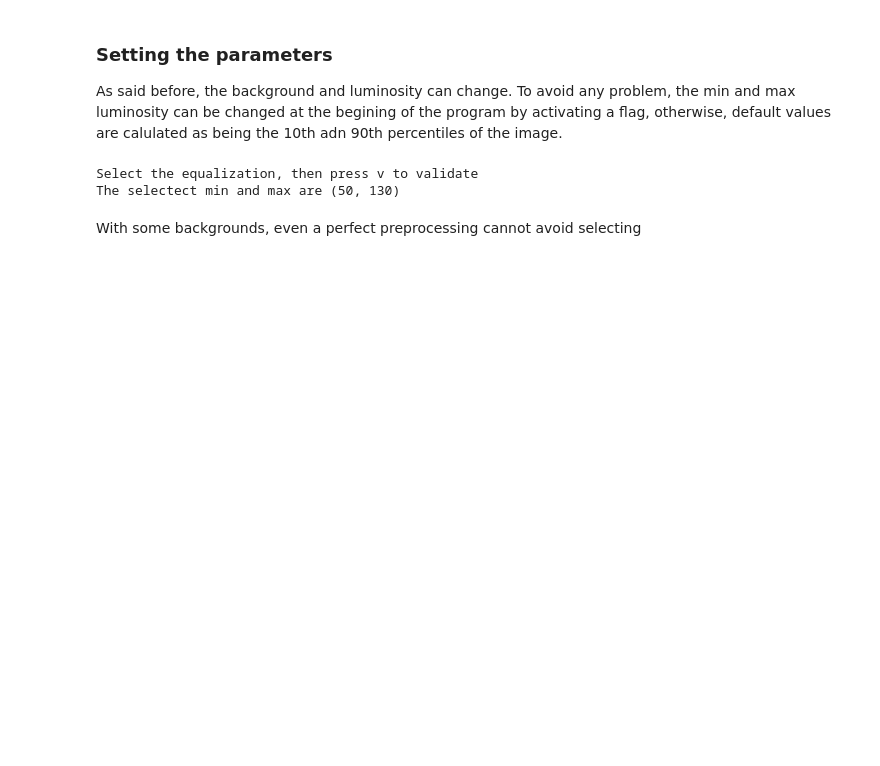
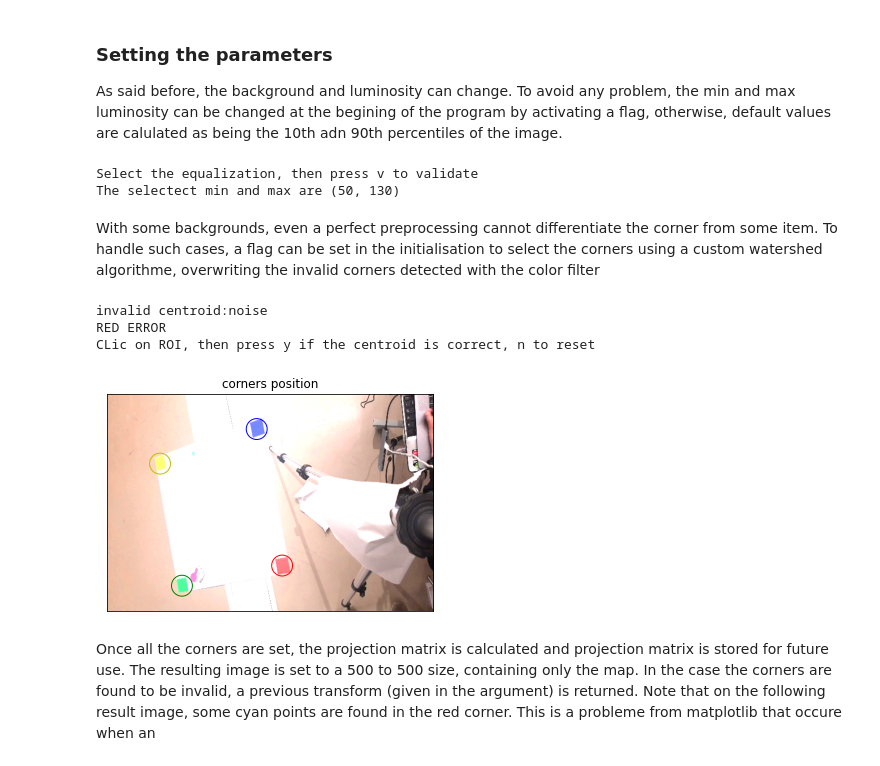
Before and after one commit to Fllask/Mobile_Robotics, a Jupyter notebook: Report.ipynb, the cells around one changed output. Saved outputs shown, nothing was run; the diff lists cells and outputs as text; code cells hidden in the pictures; blank space fills up the shorter version.

```diff
--- a/Report.ipynb
+++ b/Report.ipynb
@@ -57,9 +146,84 @@ setextval = True
 valext = np.percentile(img, (10, 90)).astype(int) #default value
 if setextval:
     valext = v.adjustlum(img,valext)
+    imgprep = v.preprocess(img,valext)
 print("The selectect min and max are "+str(valext))
 # %% [output]
 Select the equalization, then press v to validate
 The selectect min and max are (50, 130)
-# %% [markdown]
-With some backgrounds, even a perfect preprocessing cannot avoid selecting
+# %% [markdown]
+With some backgrounds, even a perfect preprocessing cannot differentiate the corner from some item. To handle such cases, a flag can be set in the initialisation to select the corners using a custom watershed algorithme, overwriting the invalid corners detected with the color filter
+# %%
+#same code as before, but this time allows manual selection
+setmanually = True
+invalid = False
+
+filr = v.colorfilter("RED",camera)
+filg = v.colorfilter("GREEN",camera)
+filb = v.colorfilter("BLUE",camera)
+fily = v.colorfilter("YELLOW",camera)
+
+
+maskg= filg.get_mask(imgprep)
+TL,fg = v.getCentroid(maskg)
+if fg:
+    print("GREEN ERROR")
+    if setmanually:
+        TL = v.manually_get_centroid(imgprep, preprocessed=True)
+        fg = False
+
+masky= fily.get_mask(imgprep)
+TR,fy = v.getCentroid(masky)
+if fy:
+    print("YELLOW ERROR")
+    if setmanually:
+        TR = v.manually_get_centroid(imgprep, preprocessed=True)
+        fy = False
+
+maskr= filr.get_mask(imgprep)
+BL,fr = v.getCentroid(maskr)
+if fr:
+    print("RED ERROR")
+    if setmanually:
+        BL = v.manually_get_centroid(imgprep, preprocessed=True)
+        fr = False
+
+maskb= filb.get_mask(imgprep)
+BR,fb = v.getCentroid(maskb)
+if fb:
+    print("BLUE ERROR")
+    if setmanually:
+        BR = v.manually_get_centroid(imgprep, preprocessed=True)
+        fb = False
+
+
+#ploting everything
+fig,ax = plt.subplots()
+ax.imshow(imgprep_rgb)
+[ax.get_xaxis().set_visible(False) for ax in fig.axes]
+[ax.get_yaxis().set_visible(False) for ax in fig.axes]
+ax.set_title('corners position')
+if  not fg:
+    circle = plt.Circle(TL, 20, color='g',fill=False)
+    ax.add_artist(circle)
+if  not fy:
+    circle = plt.Circle(TR, 20, color='y',fill=False)
+    ax.add_artist(circle)
+
+if  not fb:
+    circle = plt.Circle(BR, 20, color='b',fill=False)
+    ax.add_artist(circle)
+
+if  not fr:
+    circle = plt.Circle(BL, 20, color='r',fill=False)
+    ax.add_artist(circle)
+plt.show()
+# %% [output]
+invalid centroid:noise
+RED ERROR
+CLic on ROI, then press y if the centroid is correct, n to reset
+[figure, added]
+# %% [markdown]
+Once all the corners are set, the projection matrix is calculated and projection matrix is stored for future use.
+The resulting image is set to a 500 to 500 size, containing only the map. In the case the corners are found to be invalid, a previous transform (given in the argument) is returned.
+Note that on the following result image, some cyan points are found in the red corner. This is a probleme from matplotlib that occure when an
```
Also changed, not shown: parts of 7 cells of this notebook, 1 other file.
